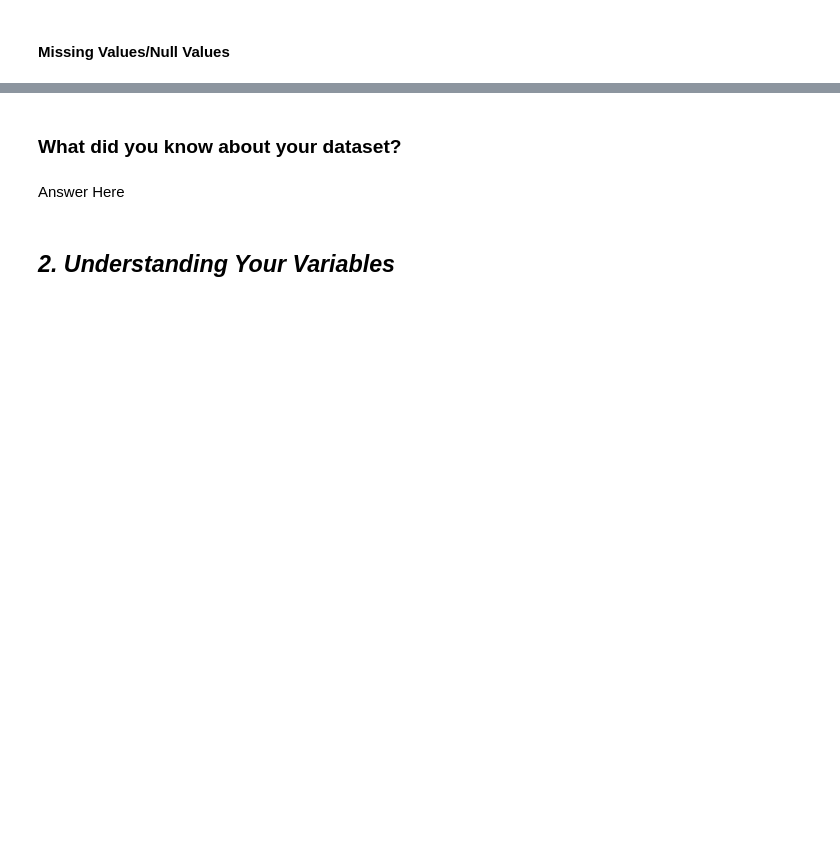
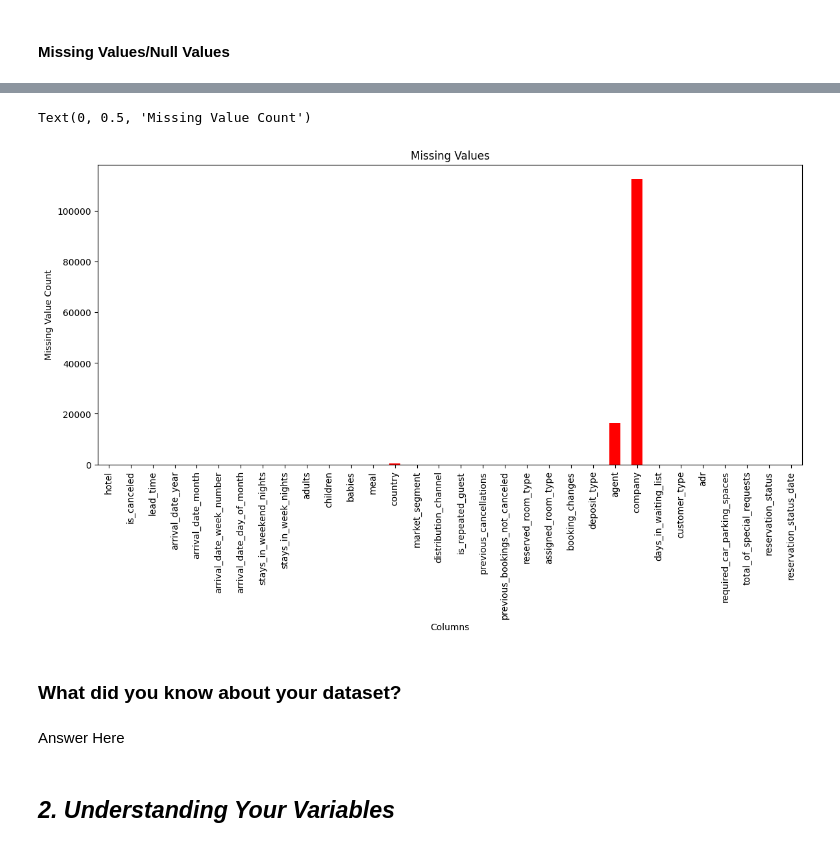
Before and after one commit to aayusharma01/Capstone_Proj, a Jupyter notebook: Hotel_Booking_Analysis.ipynb, the cells around one changed output, grey strips where cells are left out. Drawn from its saved outputs; the diff is of its cells as text; code cells hidden in the pictures; blank space fills up the shorter version.

```diff
--- a/Hotel_Booking_Analysis.ipynb
+++ b/Hotel_Booking_Analysis.ipynb
@@ -86,6 +80,7 @@ M - Multivariate Analysis
 ### Dataset Loading
 # %%
 # Load Dataset
+df = pd.read_csv("/content/hotel_bookings.csv.zip")
 # %% [markdown]
 ### Dataset First View
 # %%
@@ -106,3 +141,5 @@ M - Multivariate Analysis
 #### Missing Values/Null Values
 # %%
 # Missing Values/Null Values Count
+missi_value = df.isnull().sum()
+missi_value
@@ -111,3 +164,16 @@ M - Multivariate Analysis
+# %%
+# Visualizing the missing values
+# Plot a bar chart
+plt.figure(figsize=(14, 6))
+missi_value.plot(kind='bar', color='red')
+
+# Set labels and title
+plt.title("Missing Values")
+plt.xlabel("Columns")
+plt.ylabel("Missing Value Count")
+# %% [output]
+Text(0, 0.5, 'Missing Value Count')
+[figure, added]
 # %% [markdown]
 ### What did you know about your dataset?
 # %% [markdown]
```
Also changed, not shown: parts of 165 cells of this notebook.
